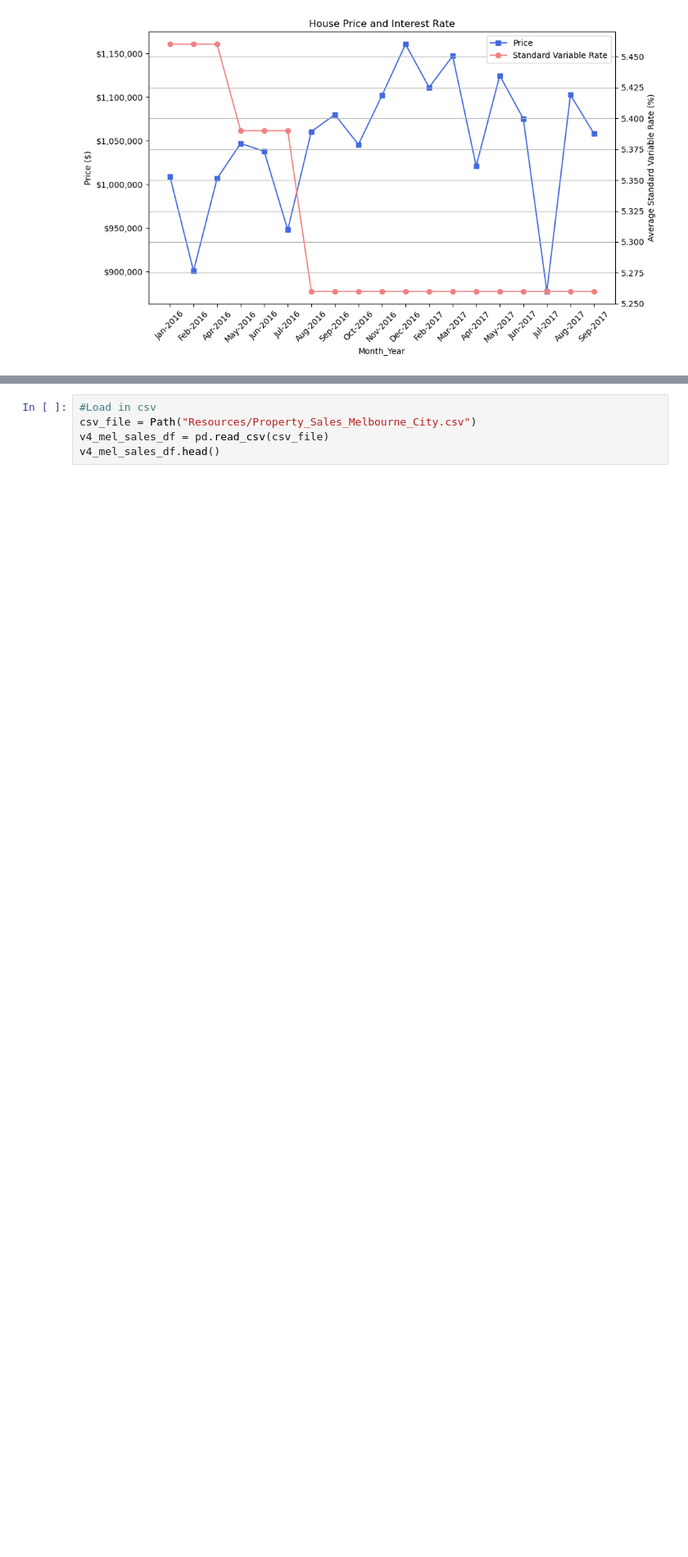
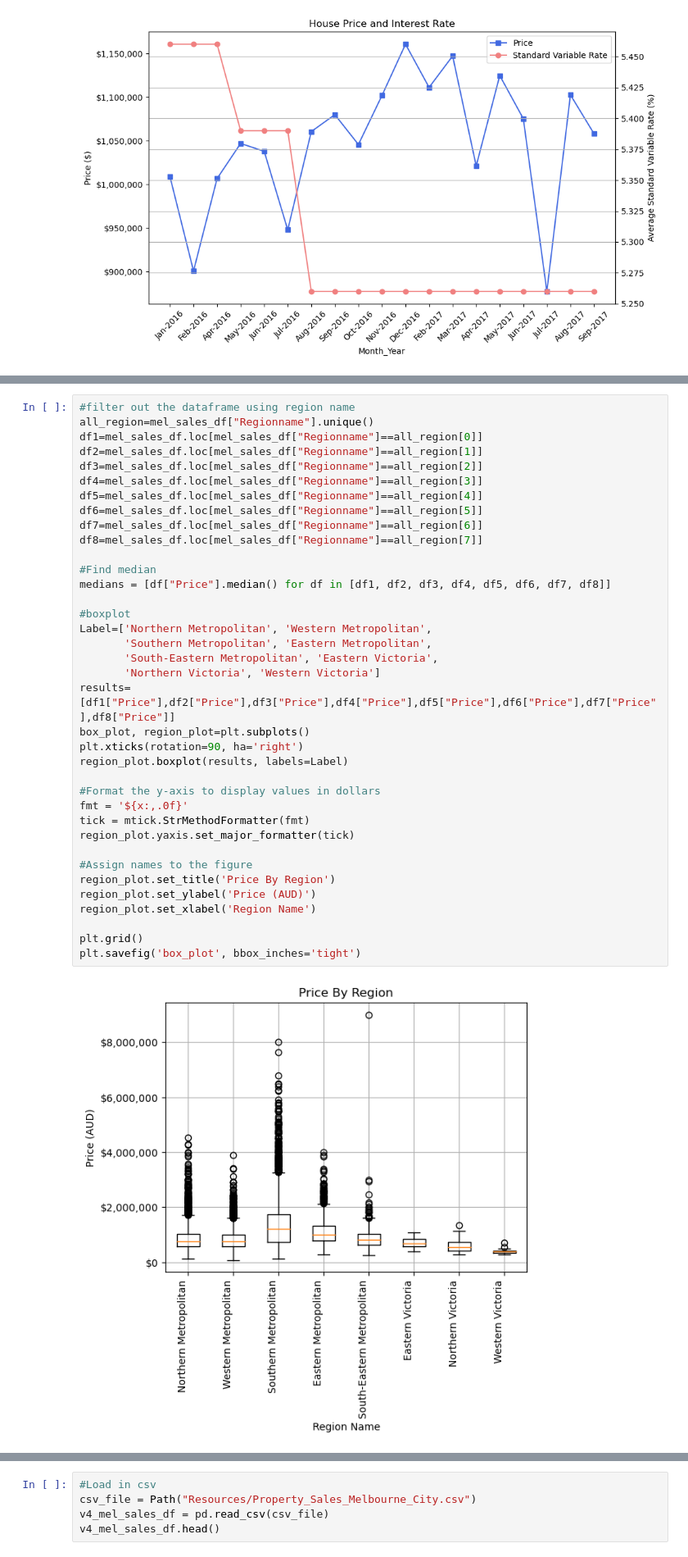
Before and after one commit to Akif23Hasan/Project-1, a Jupyter notebook: Finalised _Analysis_Code.ipynb, the cells around one changed output, grey strips where cells are left out. Shown at 82% size. Saved outputs shown, nothing was run; the diff lists cells and outputs as text; blank space fills up the shorter version.

```diff
--- a/Finalised _Analysis_Code.ipynb
+++ b/Finalised _Analysis_Code.ipynb
@@ -447,0 +459,39 @@ Question 2: Location, Location, Location: Analysing the Impact of Suburb, Region
+# %%
+#filter out the dataframe using region name
+all_region=mel_sales_df["Regionname"].unique()
+df1=mel_sales_df.loc[mel_sales_df["Regionname"]==all_region[0]]
+df2=mel_sales_df.loc[mel_sales_df["Regionname"]==all_region[1]]
+df3=mel_sales_df.loc[mel_sales_df["Regionname"]==all_region[2]]
+df4=mel_sales_df.loc[mel_sales_df["Regionname"]==all_region[3]]
+df5=mel_sales_df.loc[mel_sales_df["Regionname"]==all_region[4]]
+df6=mel_sales_df.loc[mel_sales_df["Regionname"]==all_region[5]]
+df7=mel_sales_df.loc[mel_sales_df["Regionname"]==all_region[6]]
+df8=mel_sales_df.loc[mel_sales_df["Regionname"]==all_region[7]]
+
+#Find median
+medians = [df["Price"].median() for df in [df1, df2, df3, df4, df5, df6, df7, df8]]
+
+#boxplot
+Label=['Northern Metropolitan', 'Western Metropolitan',
+       'Southern Metropolitan', 'Eastern Metropolitan',
+       'South-Eastern Metropolitan', 'Eastern Victoria',
+       'Northern Victoria', 'Western Victoria']
+results=[df1["Price"],df2["Price"],df3["Price"],df4["Price"],df5["Price"],df6["Price"],df7["Price"],df8["Price"]]
+box_plot, region_plot=plt.subplots()
+plt.xticks(rotation=90, ha='right')
+region_plot.boxplot(results, labels=Label)
+
+#Format the y-axis to display values in dollars
+fmt = '${x:,.0f}'
+tick = mtick.StrMethodFormatter(fmt)
+region_plot.yaxis.set_major_formatter(tick)
+
+#Assign names to the figure
+region_plot.set_title('Price By Region')
+region_plot.set_ylabel('Price (AUD)')
+region_plot.set_xlabel('Region Name')
+
+plt.grid()
+plt.savefig('box_plot', bbox_inches='tight')
+# %% [output]
+[figure, added]
```
Also changed, not shown: parts of 13 cells of this notebook, 8 other files.
